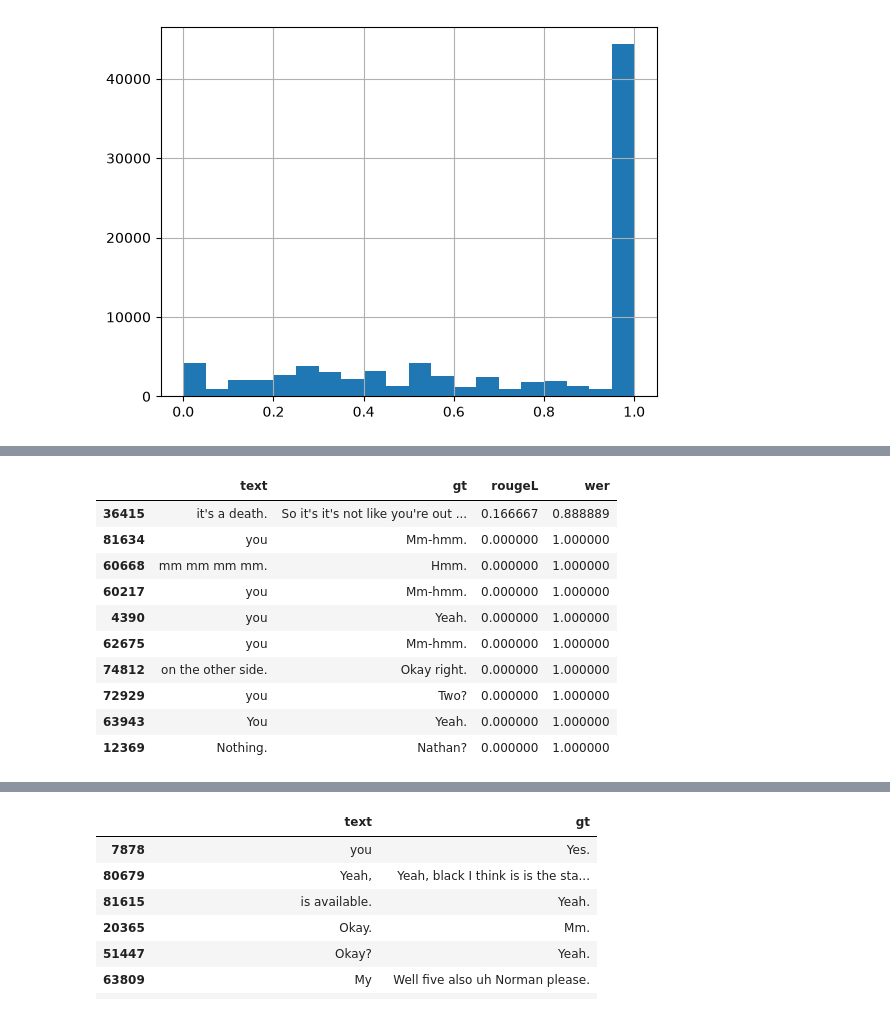
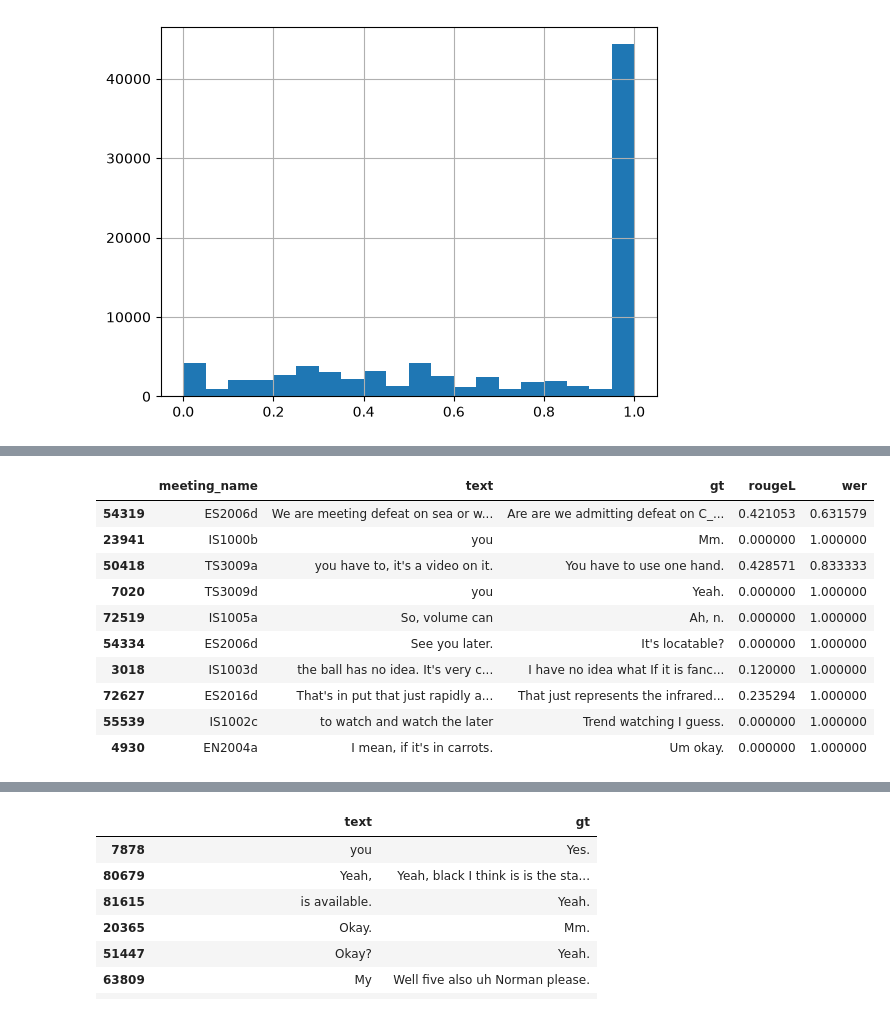
Before and after one commit to macmacmacmac/llm_asr_clarification, a Jupyter notebook: src/llm_asr_clarification/notebooks/log_prob_beams_elbowplot.ipynb, the cells around one changed output, grey strips where cells are left out. Drawn from its saved outputs; the diff is of its cells as text; code cells hidden in the pictures.

```diff
--- a/src/llm_asr_clarification/notebooks/log_prob_beams_elbowplot.ipynb
+++ b/src/llm_asr_clarification/notebooks/log_prob_beams_elbowplot.ipynb
@@ -370,15 +370,15 @@ df[errors_wer_idx][['text','gt','rougeL', 'wer']].sample(10)
 # %%
-# Look at mistranscriptions according to ROUGEL
-df[errors_rougeL_idx][['text','gt','rougeL', 'wer']].sample(10)
+# Look at mistranscriptions according to ROUGE-L
+df[df['rougeL'] < 0.5][['meeting_name', 'text','gt','rougeL', 'wer']].sample(10)
 # %% [output]
-|  | text | gt | rougeL | wer |
-| 36415 | it's a death. | So it's it's not like you're out ... | 0.166667 | 0.888889 |
-| 81634 | you | Mm-hmm. | 0.000000 | 1.000000 |
-| 60668 | mm mm mm mm. | Hmm. | 0.000000 | 1.000000 |
-| 60217 | you | Mm-hmm. | 0.000000 | 1.000000 |
-| 4390 | you | Yeah. | 0.000000 | 1.000000 |
-| 62675 | you | Mm-hmm. | 0.000000 | 1.000000 |
-| 74812 | on the other side. | Okay right. | 0.000000 | 1.000000 |
-| 72929 | you | Two? | 0.000000 | 1.000000 |
-| 63943 | You | Yeah. | 0.000000 | 1.000000 |
-| 12369 | Nothing. | Nathan? | 0.000000 | 1.000000 |
+|  | meeting_name | text | gt | rougeL | wer |
+| 54319 | ES2006d | We are meeting defeat on sea or w... | Are are we admitting defeat on C_... | 0.421053 | 0.631579 |
+| 23941 | IS1000b | you | Mm. | 0.000000 | 1.000000 |
+| 50418 | TS3009a | you have to, it's a video on it. | You have to use one hand. | 0.428571 | 0.833333 |
+| 7020 | TS3009d | you | Yeah. | 0.000000 | 1.000000 |
+| 72519 | IS1005a | So, volume can | Ah, n. | 0.000000 | 1.000000 |
+| 54334 | ES2006d | See you later. | It's locatable? | 0.000000 | 1.000000 |
+| 3018 | IS1003d | the ball has no idea. It's very c... | I have no idea what If it is fanc... | 0.120000 | 1.000000 |
+| 72627 | ES2016d | That's in put that just rapidly a... | That just represents the infrared... | 0.235294 | 1.000000 |
+| 55539 | IS1002c | to watch and watch the later | Trend watching I guess. | 0.000000 | 1.000000 |
+| 4930 | EN2004a | I mean, if it's in carrots. | Um okay. | 0.000000 | 1.000000 |
```
Also changed, not shown: parts of 8 cells of this notebook, 3 other files.
